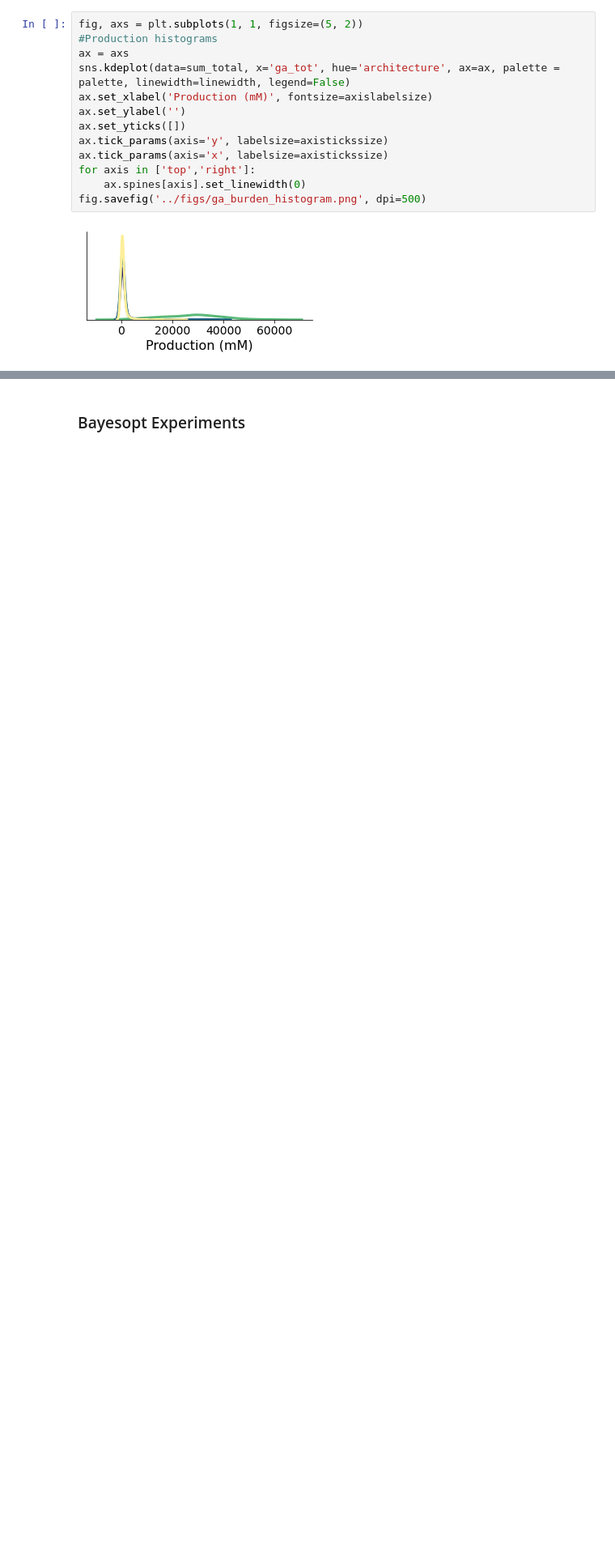
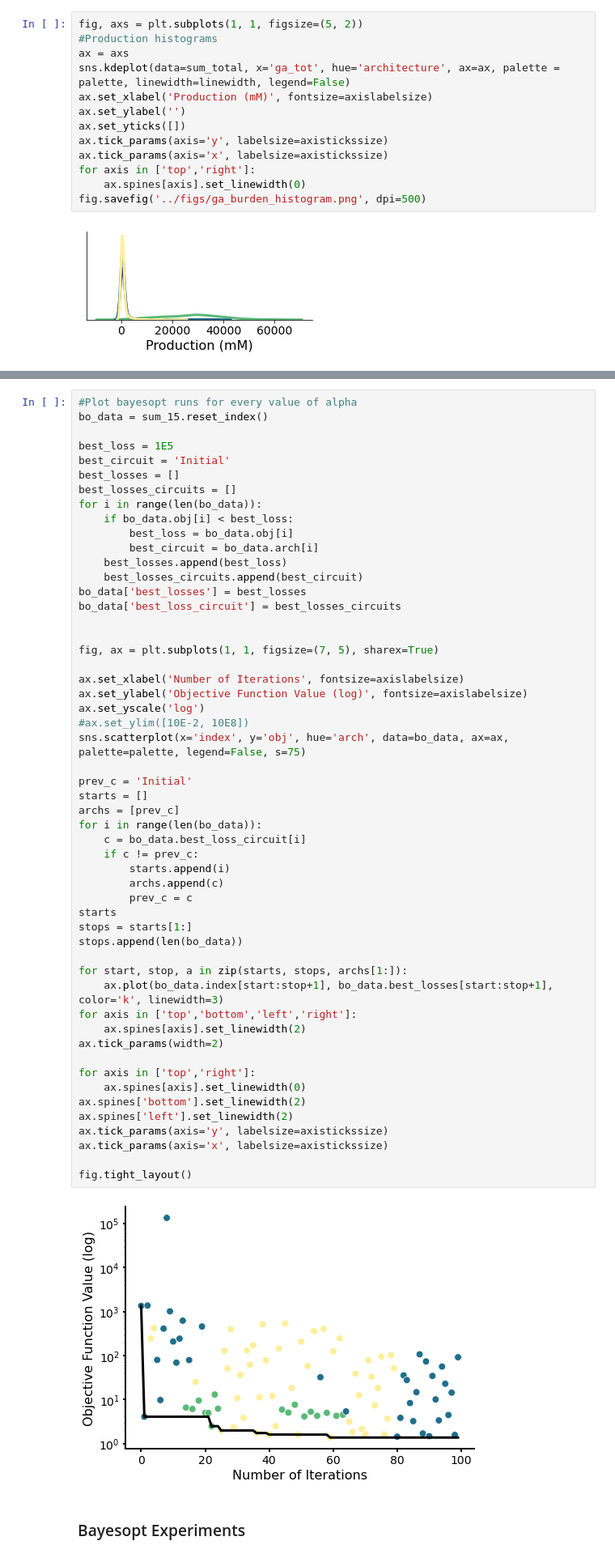
Before and after one commit to cjmerzbacher/joint-simulator, a Jupyter notebook: glucaric_acid/ga_viz.ipynb, the cells around one changed output, grey strips where cells are left out. Shown at 81% size. Cells and saved outputs as stored; diff of their text form; blank space fills up the shorter version.

```diff
--- a/glucaric_acid/ga_viz.ipynb
+++ b/glucaric_acid/ga_viz.ipynb
@@ -335,3 +416,58 @@ fig.savefig('../figs/ga_burden_histogram.png', dpi=500)
+# %%
+#Plot bayesopt runs for every value of alpha
+bo_data = sum_15.reset_index()
+
+best_loss = 1E5
+best_circuit = 'Initial'
+best_losses = []
+best_losses_circuits = []
+for i in range(len(bo_data)):
+    if bo_data.obj[i] < best_loss:
+        best_loss = bo_data.obj[i]
+        best_circuit = bo_data.arch[i]
+    best_losses.append(best_loss)
+    best_losses_circuits.append(best_circuit)
+bo_data['best_losses'] = best_losses
+bo_data['best_loss_circuit'] = best_losses_circuits
+
+
+fig, ax = plt.subplots(1, 1, figsize=(7, 5), sharex=True)
+
+ax.set_xlabel('Number of Iterations', fontsize=axislabelsize)
+ax.set_ylabel('Objective Function Value (log)', fontsize=axislabelsize)
+ax.set_yscale('log')
+#ax.set_ylim([10E-2, 10E8])
+sns.scatterplot(x='index', y='obj', hue='arch', data=bo_data, ax=ax, palette=palette, legend=False, s=75)
+
+prev_c = 'Initial'
+starts = []
+archs = [prev_c]
+for i in range(len(bo_data)):
+    c = bo_data.best_loss_circuit[i]
+    if c != prev_c:
+        starts.append(i)
+        archs.append(c)
+        prev_c = c
+starts
+stops = starts[1:]
+stops.append(len(bo_data))
+
+for start, stop, a in zip(starts, stops, archs[1:]):
+    ax.plot(bo_data.index[start:stop+1], bo_data.best_losses[start:stop+1], color='k', linewidth=3)
+for axis in ['top','bottom','left','right']:
+    ax.spines[axis].set_linewidth(2)
+ax.tick_params(width=2)
+
+for axis in ['top','right']:
+    ax.spines[axis].set_linewidth(0)
+ax.spines['bottom'].set_linewidth(2)
+ax.spines['left'].set_linewidth(2)
+ax.tick_params(axis='y', labelsize=axistickssize)
+ax.tick_params(axis='x', labelsize=axistickssize)
+
+fig.tight_layout()
+# %% [output]
+[figure, added]
 # %% [markdown]
 ### Bayesopt Experiments
 # %%
```
Also changed, not shown: parts of 7 cells of this notebook, 2 other files.
